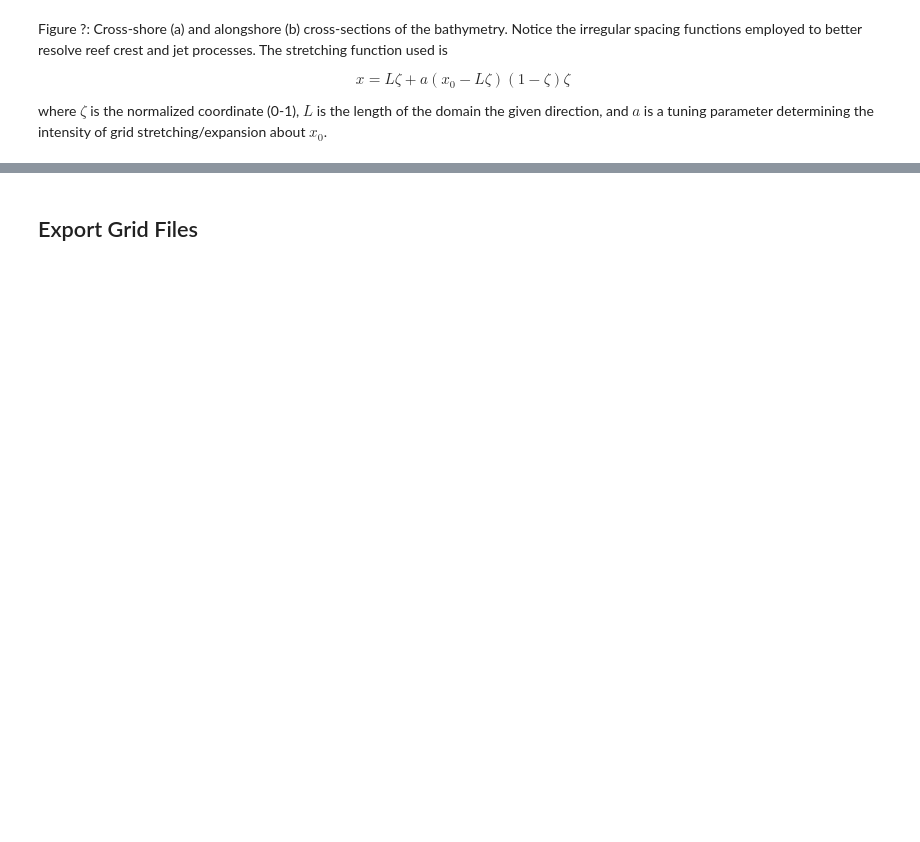
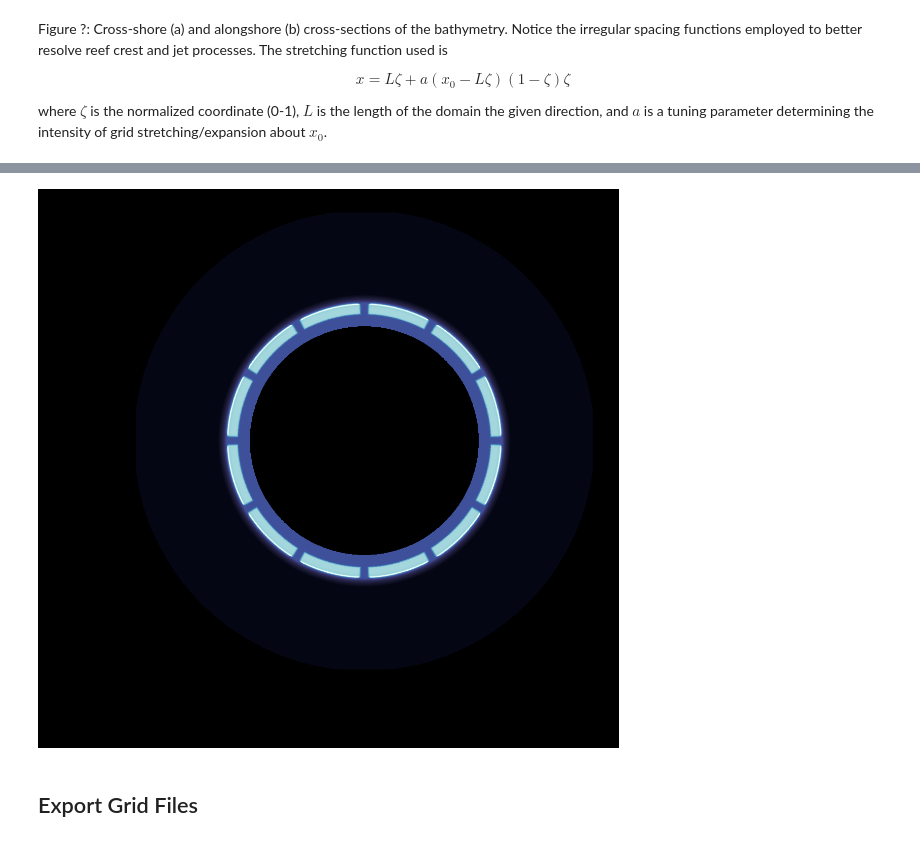
Before and after one commit to wingtorres/annulus, a Jupyter notebook: grid/ann_grid_analytic.ipynb, the cells around one changed output, grey strips where cells are left out. Drawn from its saved outputs; the diff is of its cells as text; code cells hidden in the pictures; blank space fills up the shorter version.

```diff
--- a/grid/ann_grid_analytic.ipynb
+++ b/grid/ann_grid_analytic.ipynb
@@ -346,3 +334,25 @@ where $\zeta$ is the normalized coordinate (0-1), $L$ is the length of the domai
+# %%
+%matplotlib inline
+#Pcolormesh
+
+fig, ax = plt.subplots(facecolor = "k", dpi = 300)
+for k in range(12):
+
+    T = G.T+k*np.pi/6
+    X,Y = G.R*np.cos(T), G.R*np.sin(T)
+    ax.pcolormesh(X/1e3, Y/1e3, G.h, norm = LogNorm(vmin = 1, vmax = 1e2), cmap = cmocean.cm.ice_r, shading = "auto" )
+
+#ax.text(0.025, 0.95, "c)", fontsize = 12, transform=plt.gca().transAxes)
+ax.set_facecolor("k")
+ax.set_xlabel("x (km)")
+ax.set_ylabel("y (km)")
+
+ax.set_xlim(-20,20)
+ax.set_ylim(-20,20);
+ax.set_aspect("equal")
+fig.savefig("ann_bathy_dark.png")
+# %% [output]
+[figure, added]
 # %% [markdown]
 ## Export Grid Files
 # %%
```
Also changed, not shown: parts of 12 cells of this notebook.
